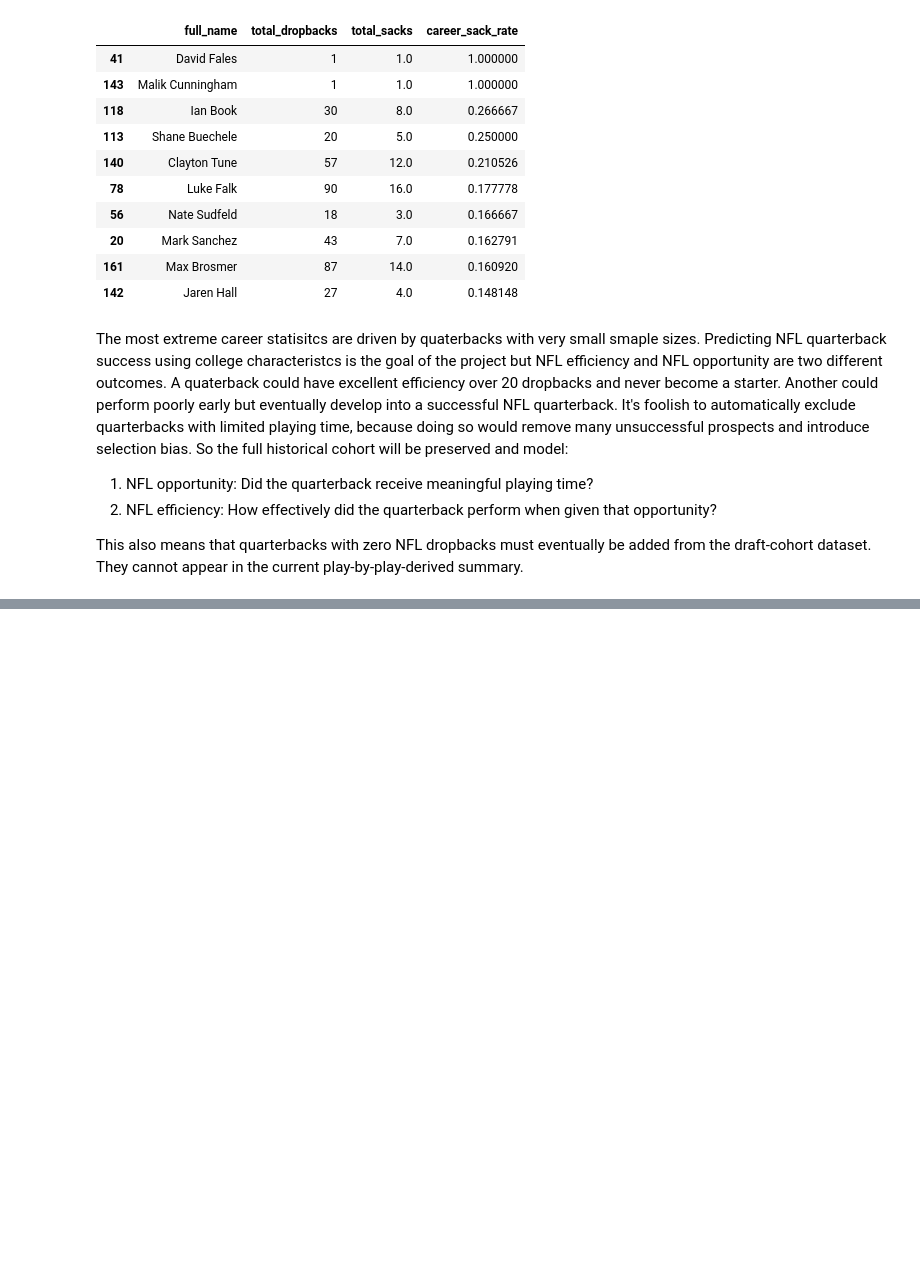
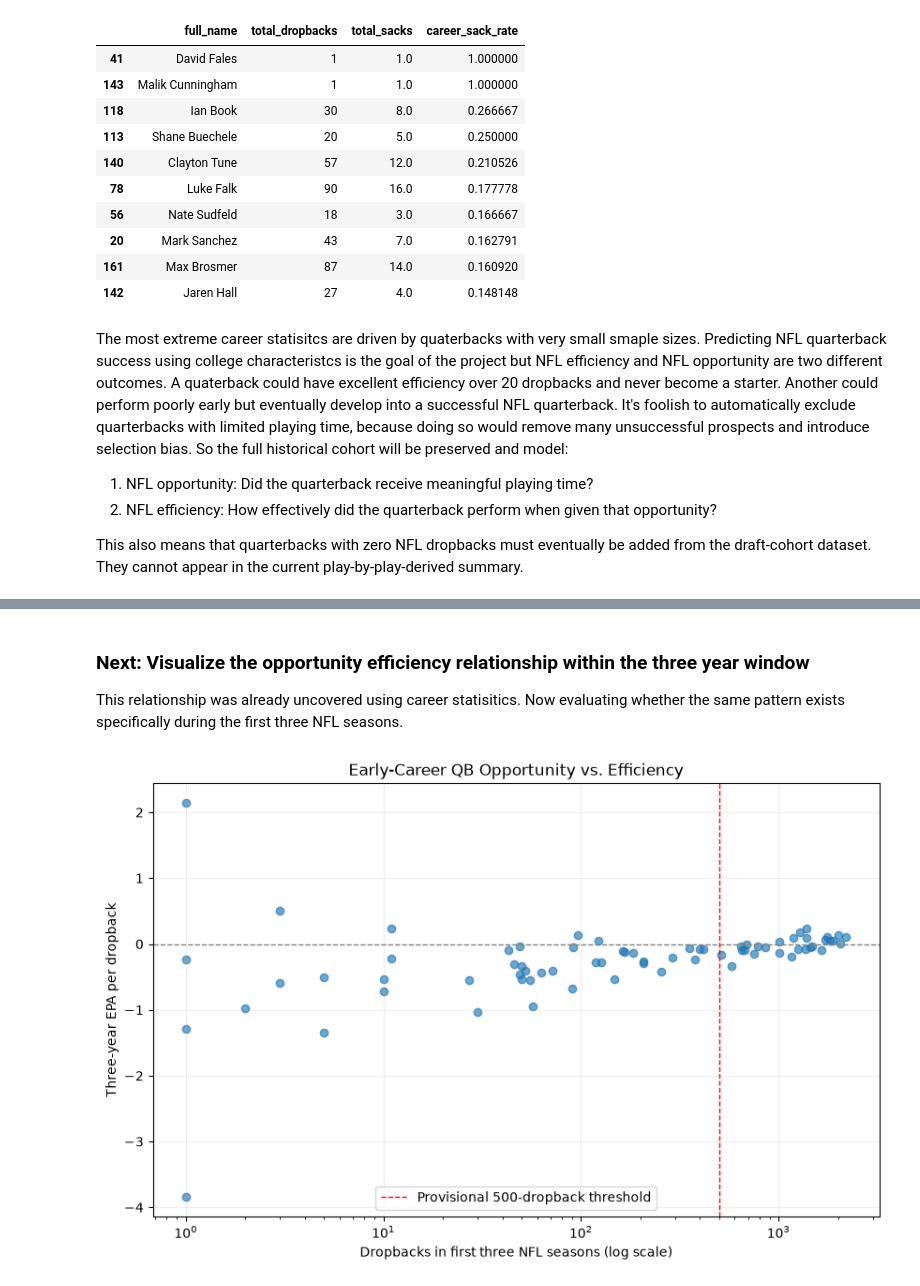
Before and after one commit to JadenGrossbaum/Data-Science, a Jupyter notebook: 01_nfl_qb_target_exploration.ipynb, the cells around one changed output, grey strips where cells are left out. Drawn from its saved outputs; the diff is of its cells as text; code cells hidden in the pictures; blank space fills up the shorter version.

```diff
--- a/01_nfl_qb_target_exploration.ipynb
+++ b/01_nfl_qb_target_exploration.ipynb
@@ -2942,0 +3691,39 @@ This also means that quarterbacks with zero NFL dropbacks must eventually be add
+# %% [markdown]
+### Next: Visualize the opportunity efficiency relationship within the three year window
+This relationship was already uncovered using career statisitics. Now evaluating whether the same pattern exists specifically during the first three NFL seasons.
+# %%
+fig, ax = plt.subplots(figsize=(10, 6))
+
+ax.scatter(
+    qb_three_year_summary["three_year_dropbacks"],
+    qb_three_year_summary["three_year_epa_per_dropback"],
+    alpha=0.65
+)
+
+ax.axhline(
+    y=0,
+    color="gray",
+    linestyle="--",
+    linewidth=1
+)
+
+ax.axvline(
+    x=500,
+    color="red",
+    linestyle="--",
+    linewidth=1,
+    label="Provisional 500-dropback threshold"
+)
+
+ax.set_xscale("log")
+
+ax.set_xlabel("Dropbacks in first three NFL seasons (log scale)")
+ax.set_ylabel("Three-year EPA per dropback")
+ax.set_title("Early-Career QB Opportunity vs. Efficiency")
+
+ax.legend()
+ax.grid(alpha=0.2)
+
+plt.show()
+# %% [output]
+[figure, added]
```
Also changed, not shown: parts of 37 cells of this notebook, 1 other file.
